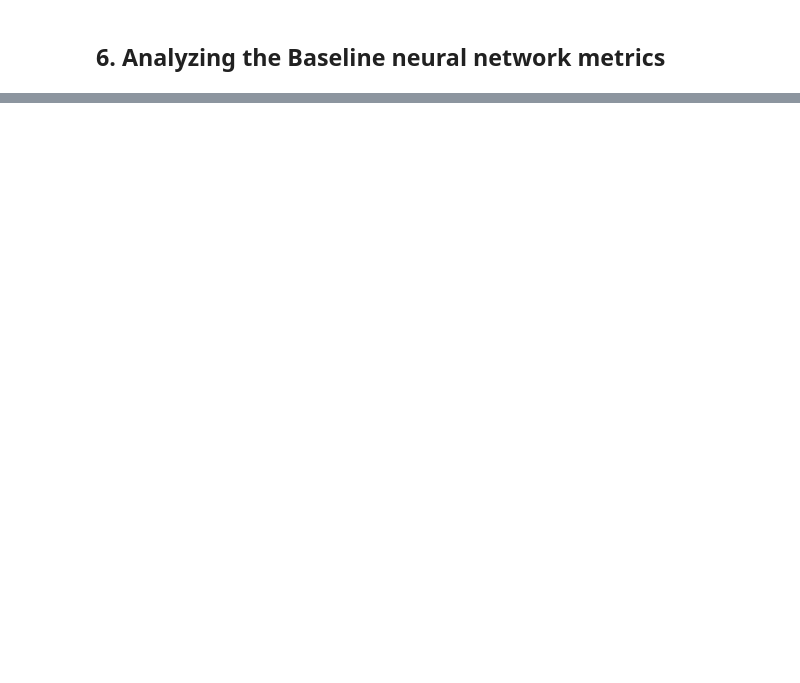
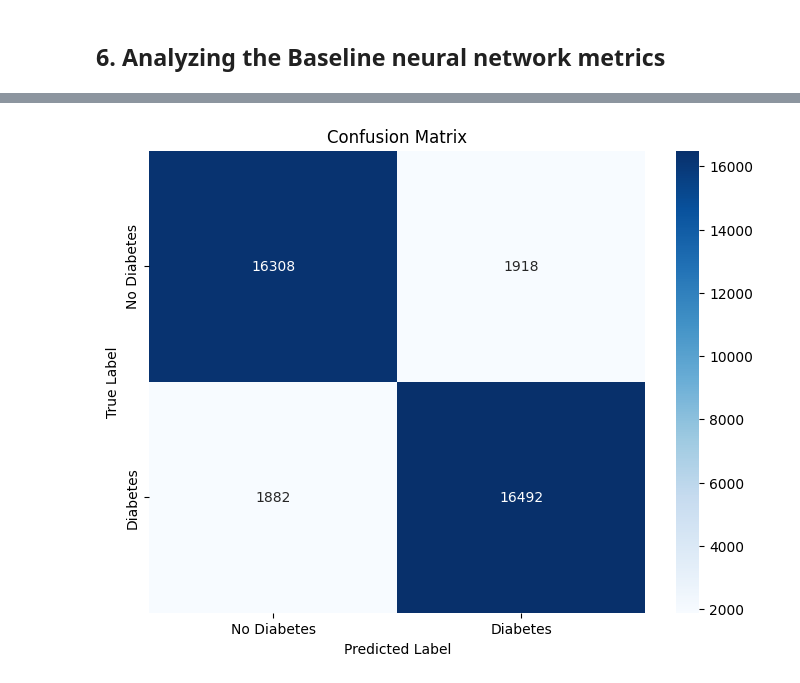
Before and after one commit to vertocode/diabetes_neural_network, a Jupyter notebook: notebooks/baseline_model.ipynb, the cells around one changed output, grey strips where cells are left out. Saved outputs shown, nothing was run; the diff lists cells and outputs as text; code cells hidden in the pictures; blank space fills up the shorter version.

```diff
--- a/notebooks/baseline_model.ipynb
+++ b/notebooks/baseline_model.ipynb
@@ -242,0 +246,3 @@ Accuracy: 90.62%
+# %%
+predictions = model.predict(X_test)
+predicted_classes = (predictions > 0.5).astype(int)
@@ -242,0 +251,14 @@ Accuracy: 90.62%
+# %%
+cm = confusion_matrix(y_test, predicted_classes)
+# %%
+# plot confusion matrix
+plt.figure(figsize=(8, 6))
+sns.heatmap(cm, annot=True, fmt='d', cmap='Blues',
+            xticklabels=['No Diabetes', 'Diabetes'],
+            yticklabels=['No Diabetes', 'Diabetes'])
+plt.title('Confusion Matrix')
+plt.ylabel('True Label')
+plt.xlabel('Predicted Label')
+plt.show()
+# %% [output]
+[figure, added]
```
Also changed, not shown: parts of 6 cells of this notebook.
